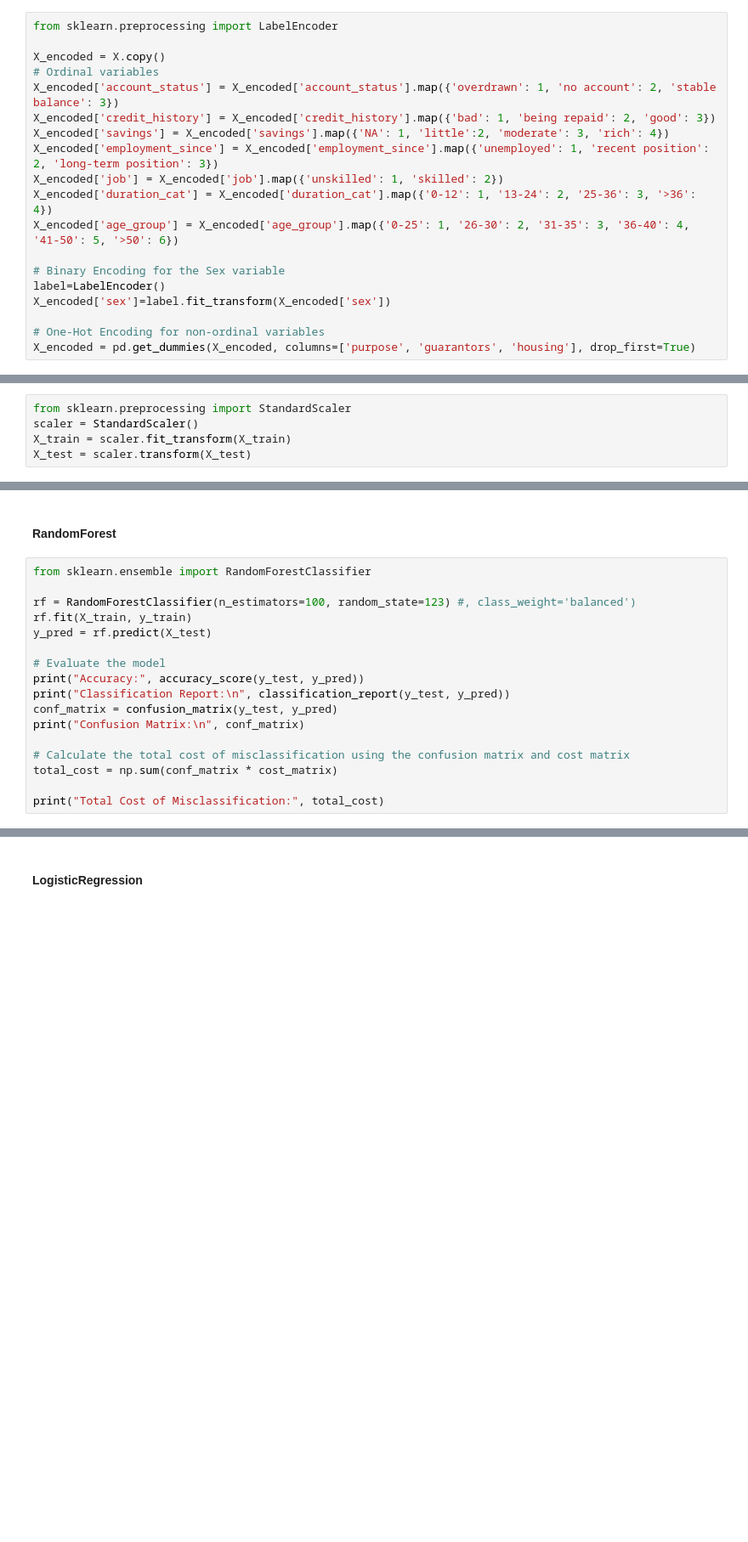
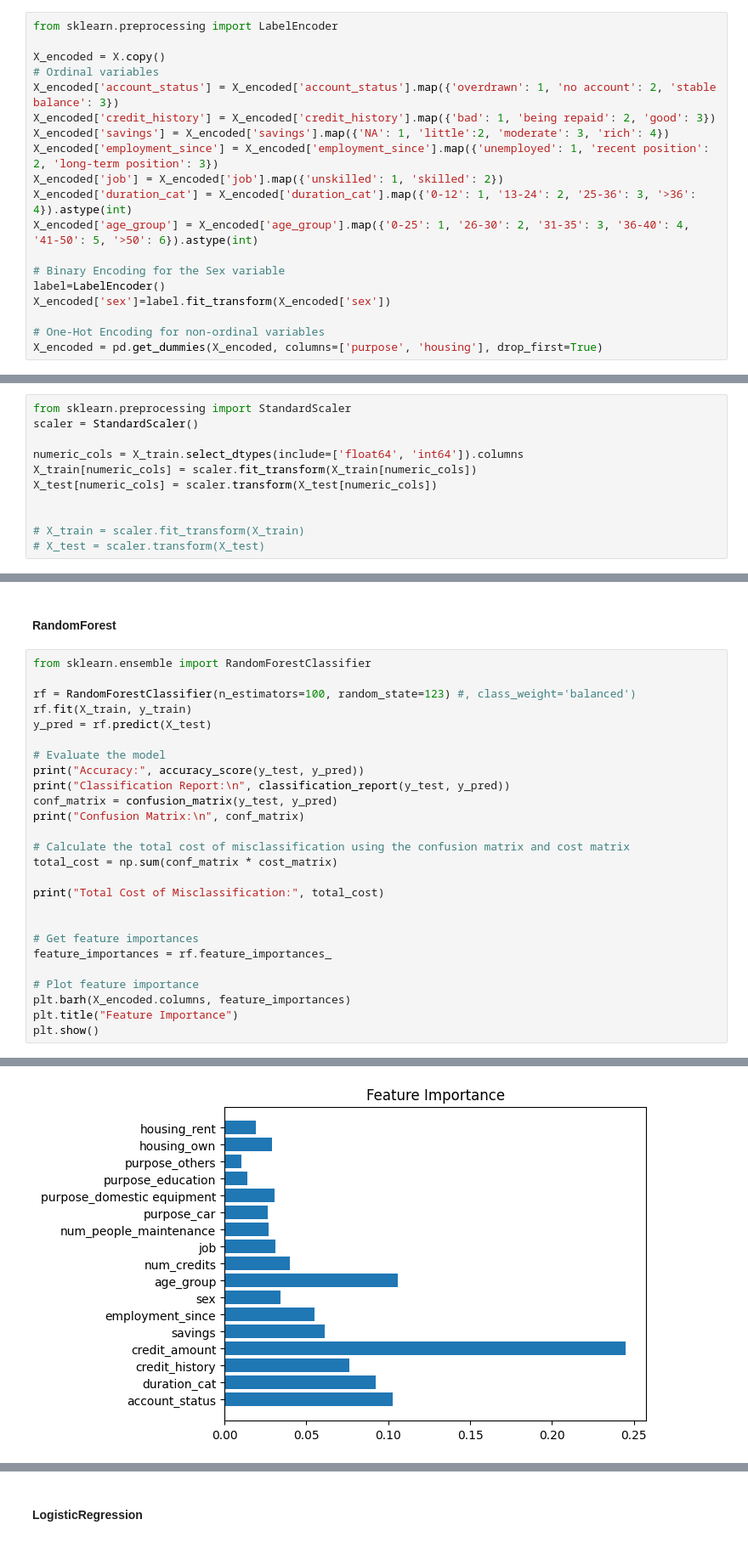
Before and after one commit to Bipauli/German_credit_ML, a Jupyter notebook: baseline_models.ipynb, the cells around one changed output, grey strips where cells are left out. Shown at 85% size. Cells and saved outputs as stored; diff of their text form; blank space fills up the shorter version.

Commit message:
feature importance

```diff
--- a/baseline_models.ipynb
+++ b/baseline_models.ipynb
@@ -342,15 +303,15 @@ X_encoded['credit_history'] = X_encoded['credit_history'].map({'bad': 1, 'being
 X_encoded['savings'] = X_encoded['savings'].map({'NA': 1, 'little':2, 'moderate': 3, 'rich': 4})
 X_encoded['employment_since'] = X_encoded['employment_since'].map({'unemployed': 1, 'recent position': 2, 'long-term position': 3})
 X_encoded['job'] = X_encoded['job'].map({'unskilled': 1, 'skilled': 2})
-X_encoded['duration_cat'] = X_encoded['duration_cat'].map({'0-12': 1, '13-24': 2, '25-36': 3, '>36': 4})
-X_encoded['age_group'] = X_encoded['age_group'].map({'0-25': 1, '26-30': 2, '31-35': 3, '36-40': 4, '41-50': 5, '>50': 6})
+X_encoded['duration_cat'] = X_encoded['duration_cat'].map({'0-12': 1, '13-24': 2, '25-36': 3, '>36': 4}).astype(int)
+X_encoded['age_group'] = X_encoded['age_group'].map({'0-25': 1, '26-30': 2, '31-35': 3, '36-40': 4, '41-50': 5, '>50': 6}).astype(int)
 
 # Binary Encoding for the Sex variable
 label=LabelEncoder()
 X_encoded['sex']=label.fit_transform(X_encoded['sex'])
 
 # One-Hot Encoding for non-ordinal variables
-X_encoded = pd.get_dummies(X_encoded, columns=['purpose', 'guarantors', 'housing'], drop_first=True)
+X_encoded = pd.get_dummies(X_encoded, columns=['purpose', 'housing'], drop_first=True)
 # %% [markdown]
 #### Split the dataset
 # %%
@@ -361,8 +322,14 @@ X_train, X_test, y_train, y_test = train_test_split(X_encoded, y, test_size=0.2,
 # %%
 from sklearn.preprocessing import StandardScaler
 scaler = StandardScaler()
-X_train = scaler.fit_transform(X_train)
-X_test = scaler.transform(X_test)
+
+numeric_cols = X_train.select_dtypes(include=['float64', 'int64']).columns
+X_train[numeric_cols] = scaler.fit_transform(X_train[numeric_cols])
+X_test[numeric_cols] = scaler.transform(X_test[numeric_cols])
+
+
+# X_train = scaler.fit_transform(X_train)
+# X_test = scaler.transform(X_test)
 # %% [markdown]
 ### Modeling
 # %%
@@ -426,4 +393,13 @@ print("Confusion Matrix:\n", conf_matrix)
 total_cost = np.sum(conf_matrix * cost_matrix)
 
 print("Total Cost of Misclassification:", total_cost)
+
+
+# Get feature importances
+feature_importances = rf.feature_importances_
+
+# Plot feature importance
+plt.barh(X_encoded.columns, feature_importances)
+plt.title("Feature Importance")
+plt.show()
 # %% [output]
@@ -444,0 +421 @@ Total Cost of Misclassification: 151
+[figure, added]
```
Also changed, not shown: parts of 24 cells of this notebook.
